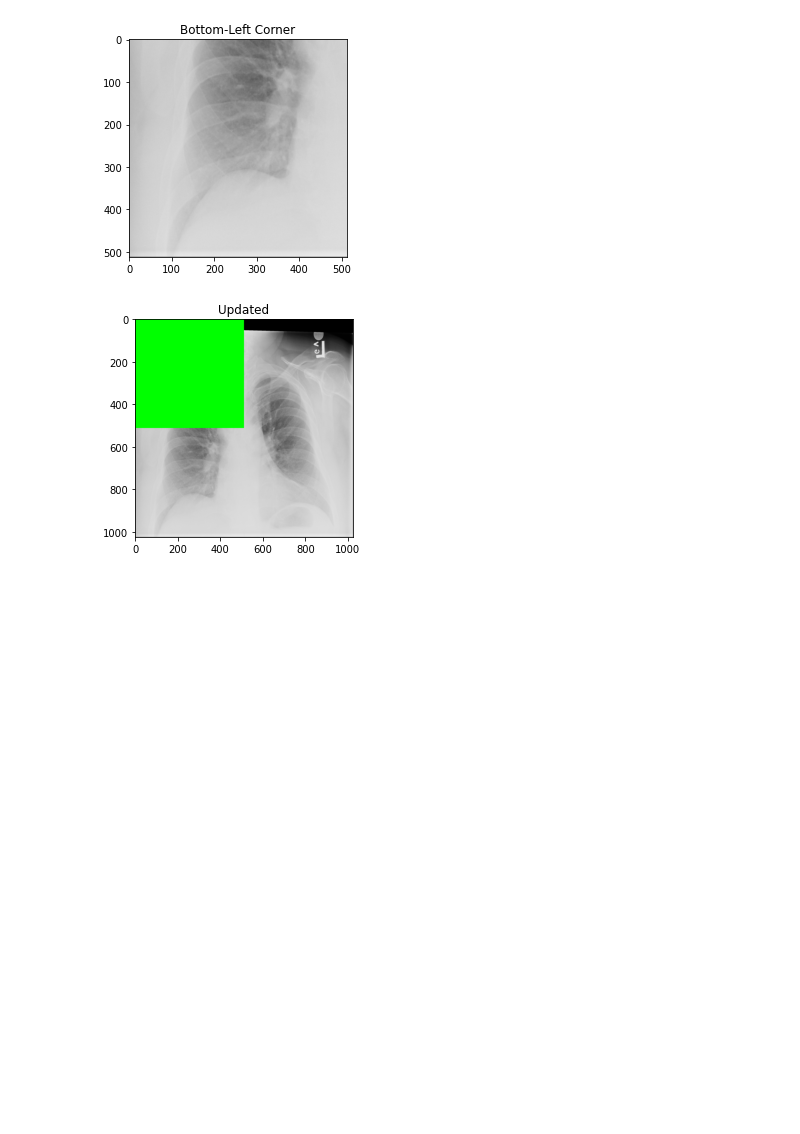
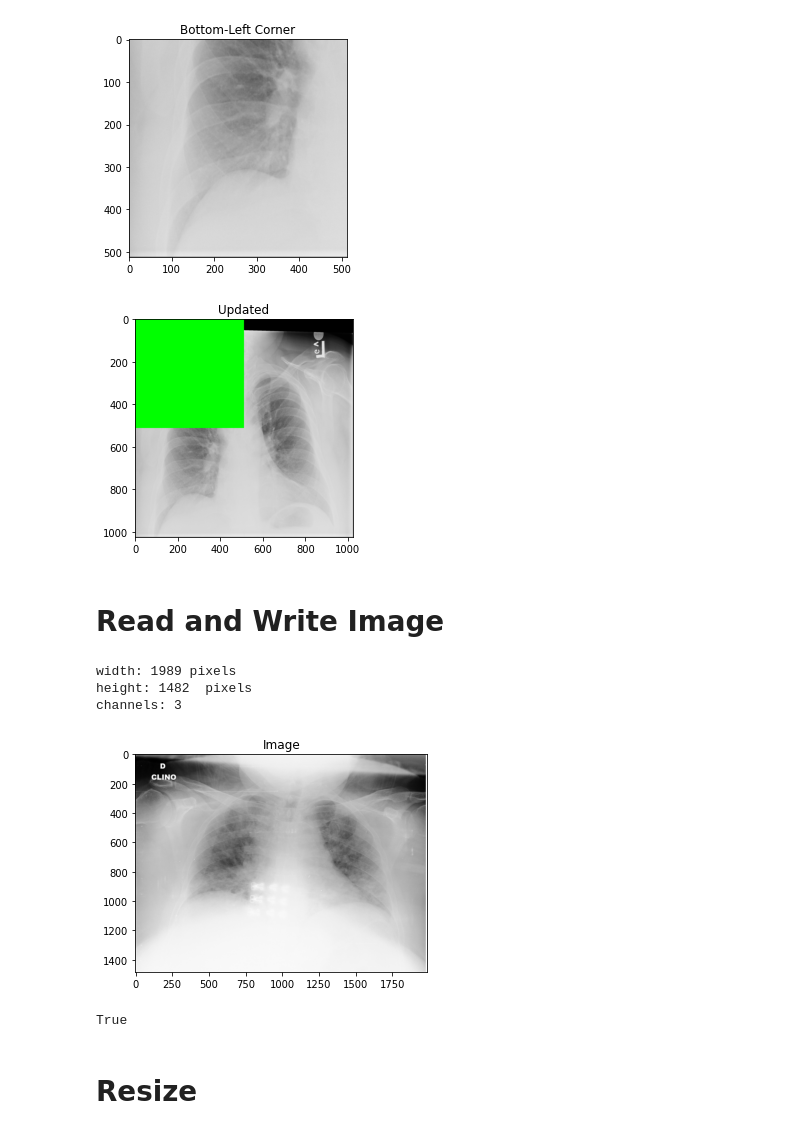
Before and after one commit to ulfanuroktaviana575/Image-Retrieval_261_235, a Jupyter notebook: Open_CV_Basic.ipynb, the cells around one changed output. Cells and saved outputs as stored; diff of their text form; code cells hidden in the pictures; blank space fills up the shorter version.

Commit message:
Modifikasi proses read and write image sampai translate

```diff
--- a/Open_CV_Basic.ipynb
+++ b/Open_CV_Basic.ipynb
@@ -410,3 +362,5 @@ image[0:cY, 0:cX] = (0, 255, 0)
 plt_imshow("Updated", image)
 # %% [output]
 [figure]
+# %% [markdown]
+# **Read and Write Image**
@@ -412,0 +380,31 @@ plt_imshow("Updated", image)
+# %%
+args = {
+	"image": "/content/gdrive/MyDrive/Splitted/train/covid/01E392EE-69F9-4E33-BFCE-E5C968654078.jpeg",
+}
+# %%
+# load the image from disk via "cv2.imread" and then grab the spatial
+# dimensions, including width, height, and number of channels
+image = cv2.imread(args["image"])
+(h, w, c) = image.shape[:3]
+
+# display the image width, height, and number of channels to our
+# terminal
+print("width: {} pixels".format(image.shape[1]))
+print("height: {}  pixels".format(image.shape[0]))
+print("channels: {}".format(image.shape[2]))
+# %% [output]
+width: 1989 pixels
+height: 1482  pixels
+channels: 3
+# %%
+# show the image and wait for a keypress
+plt_imshow("Image", image)
+
+# save the image back to disk (OpenCV handles converting image
+# filetypes automatically)
+cv2.imwrite("covid_x-ray_new.jpg", image)
+# %% [output]
+[figure, added]
+True
+# %% [markdown]
+# **Resize**
```
Also changed, not shown: parts of 34 cells of this notebook.
